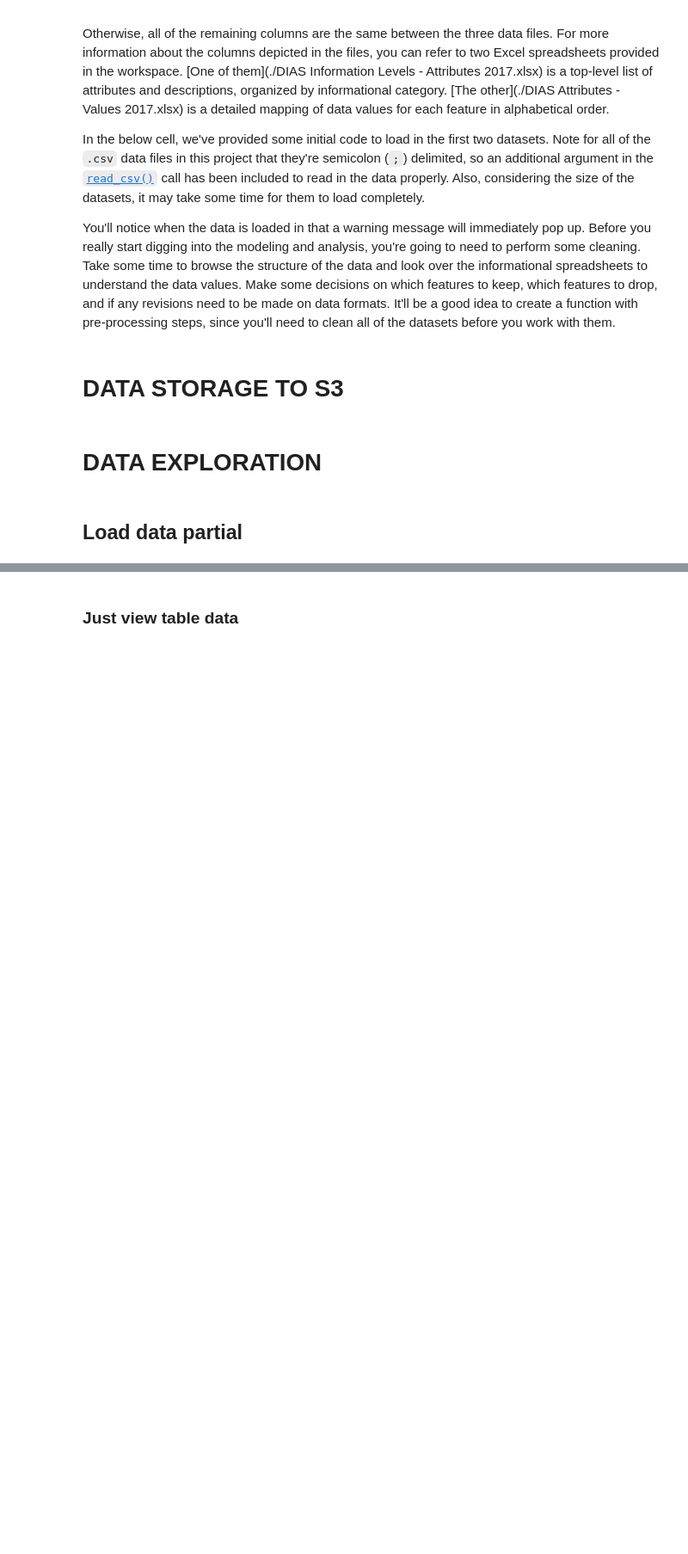
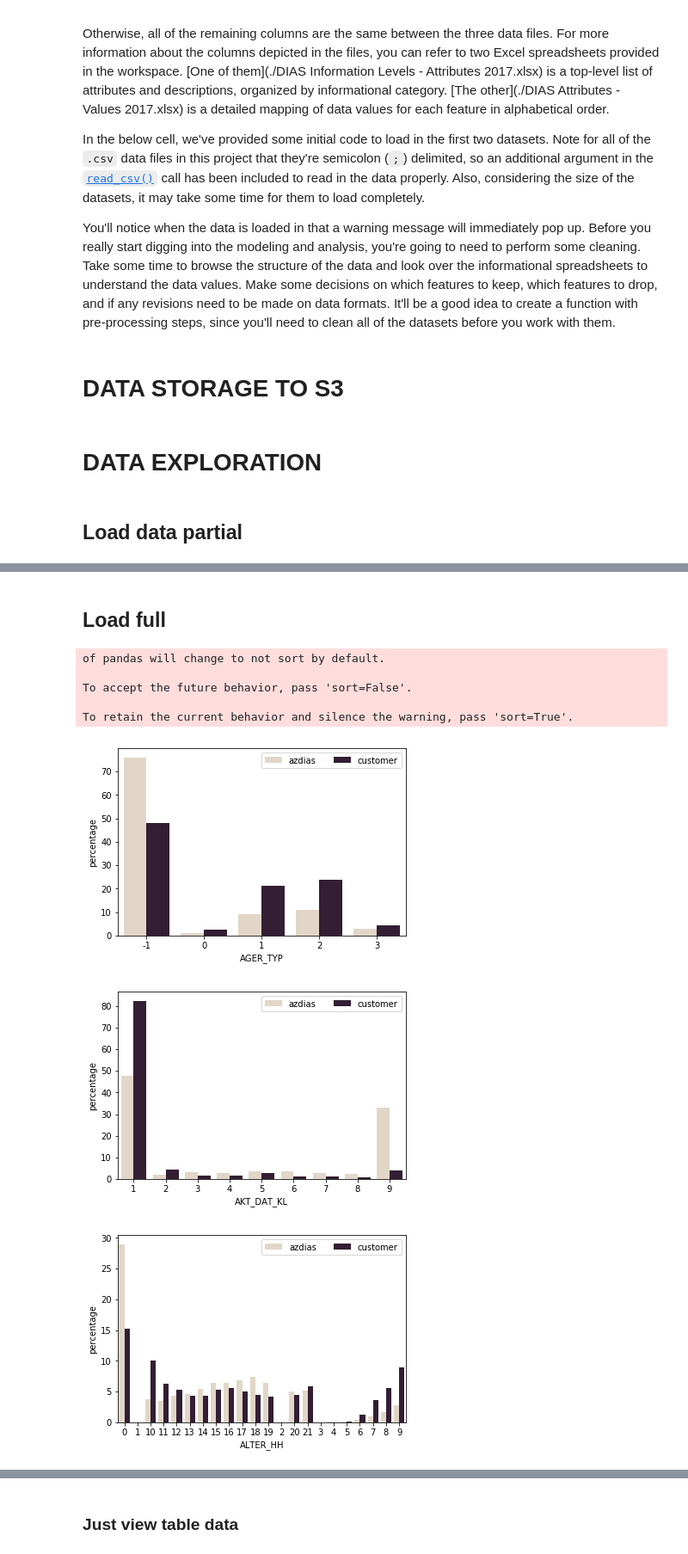
Before and after one commit to FenryrMKIII/udacity-ML-captstone, a Jupyter notebook: Arvato Project Workbook.ipynb, the cells around one changed output, grey strips where cells are left out. Shown at 86% size. Saved outputs shown, nothing was run; the diff lists cells and outputs as text; code cells hidden in the pictures; blank space fills up the shorter version.

```diff
--- a/Arvato Project Workbook.ipynb
+++ b/Arvato Project Workbook.ipynb
@@ -58,0 +92,9 @@ customers = pd.read_csv('Udacity_CUSTOMERS_052018.csv', sep=';', nrows=10)
+# %%
+likely_cat = {}
+for var in azdias_df.columns:
+    likely_cat[var] = 1.*azdias_df[var].nunique()/azdias_df[var].count() < 0.05 #or some other threshold
+# %%
+cat_col = {}
+for key, value in likely_cat.items():
+    if value :
+        cat_col[key] = 'category'
@@ -58,0 +105,45 @@ customers = pd.read_csv('Udacity_CUSTOMERS_052018.csv', sep=';', nrows=10)
+# %% [markdown]
+## Load full
+# %%
+azdias_df = pd.read_csv(pop_dataset_loc, sep=';', dtype = cat_col)
+# %%
+cat_col_customers = cat_col.copy()
+cat_col_customers['CUSTOMER_GROUP'] = 'category'
+cat_col_customers['ONLINE_PURCHASE'] = 'category'
+cat_col_customers['PRODUCT_GROUP'] = 'category'
+
+customers_dataset_loc = f's3://{bucket}/dataset/Udacity_CUSTOMERS_052018.csv'
+
+customers_df = pd.read_csv(customers_dataset_loc, sep=';', dtype = cat_col_customers)
+# %%
+import matplotlib.pyplot as plt
+from pathlib import Path
+
+Path('img/exploration').mkdir(exist_ok=True, parents=True)
+
+concatenated = pd.concat([azdias_df.assign(dataset='azdias'), customers_df.assign(dataset='customer')])
+vof = list(cat_col.keys()) # Variable Of Interest
+for v in vof[0:5]:
+    f, ax = plt.subplots()
+    g = sns.barplot(x=v,
+                    y="percentage",
+                    hue='dataset',
+                    data=concatenated.groupby(['dataset'])[v]
+                         .value_counts(normalize=True)
+                         .rename('percentage')
+                         .mul(100)
+                         .reset_index()
+                         .sort_values(v),
+                    palette="ch:.25")
+    g.legend(ncol=2, loc="upper right", frameon=True)
+    fig = g.get_figure()
+    fig.savefig(Path('img/exploration').joinpath('barplot_' + v))
+# %% [output]
+of pandas will change to not sort by default.
+
+To accept the future behavior, pass 'sort=False'.
+
+To retain the current behavior and silence the warning, pass 'sort=True'.
+[figure, added]
+[figure, added]
+[figure, added]
```
Also changed, not shown: parts of 10 cells of this notebook.
